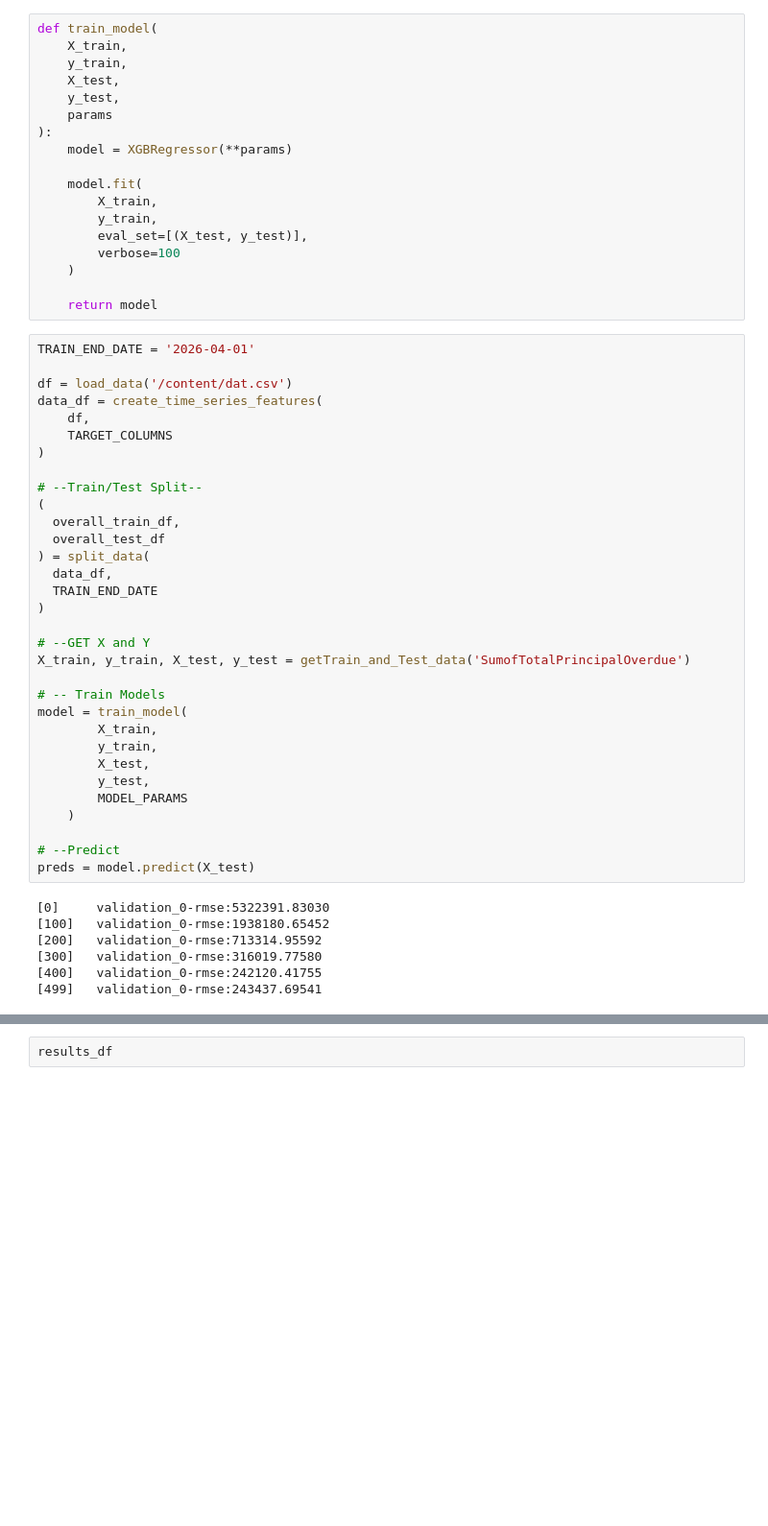
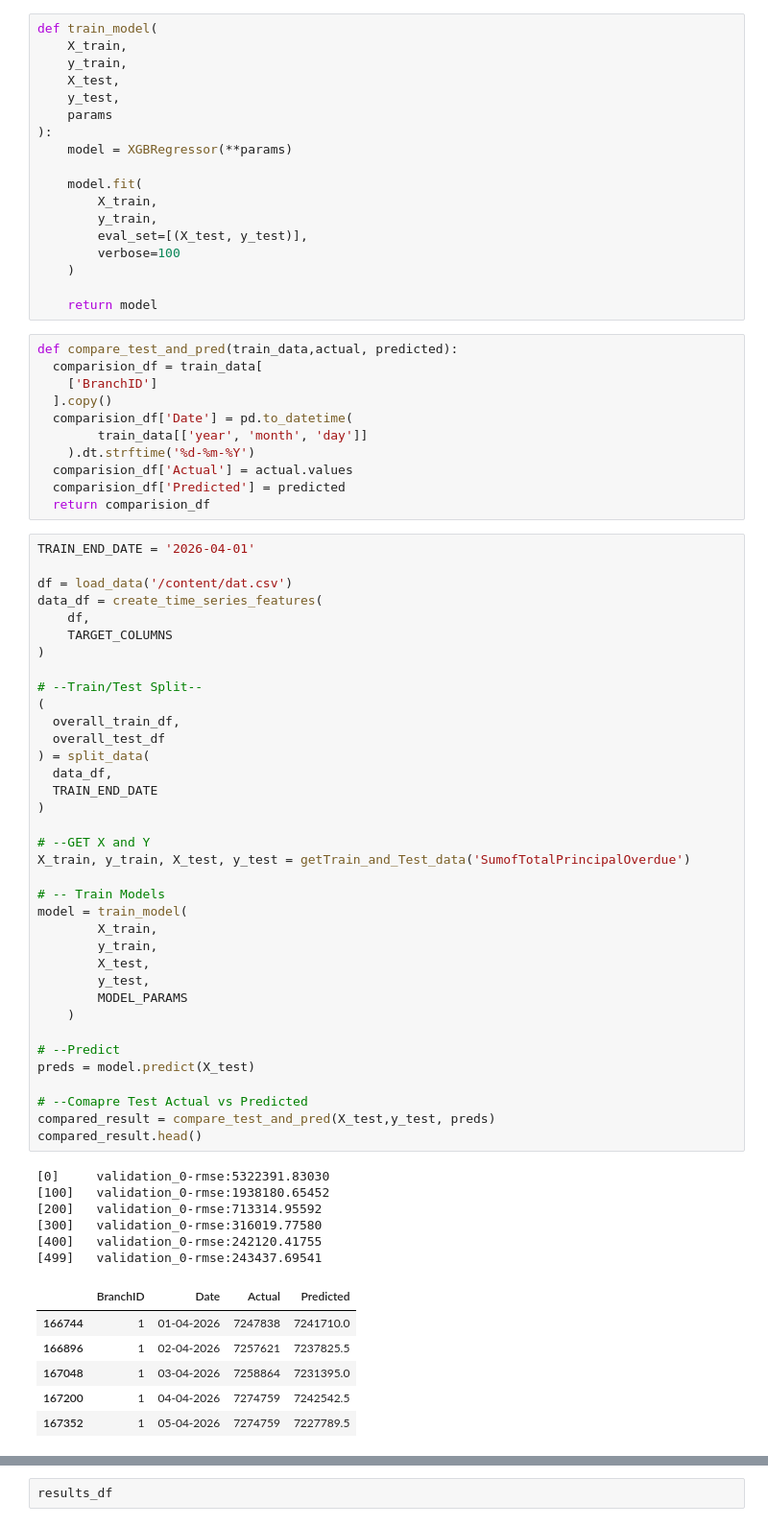
Before and after one commit to prasanna-venkatesh-m/Analytics-Forecast, a Jupyter notebook: Train_Overall_Analytics.ipynb, the cells around one changed output, grey strips where cells are left out. Shown at 96% size. Cells and saved outputs as stored; diff of their text form; blank space fills up the shorter version.

Commit message:
Compare Test and Prediction

```diff
--- a/Train_Overall_Analytics.ipynb
+++ b/Train_Overall_Analytics.ipynb
@@ -149,6 +149,17 @@ def train_model(
     )
 
     return model
+# %%
+def compare_test_and_pred(train_data,actual, predicted):
+  comparision_df = train_data[
+    ['BranchID']
+  ].copy()
+  comparision_df['Date'] = pd.to_datetime(
+        train_data[['year', 'month', 'day']]
+    ).dt.strftime('%d-%m-%Y')
+  comparision_df['Actual'] = actual.values
+  comparision_df['Predicted'] = predicted
+  return comparision_df
 # %%
 TRAIN_END_DATE = '2026-04-01'
 
@@ -161,30 +172,40 @@ data_df = create_time_series_features(
 # --Train/Test Split--
 (
   overall_train_df,
   overall_test_df
 ) = split_data(
   data_df,
   TRAIN_END_DATE
 )
 
 # --GET X and Y
 X_train, y_train, X_test, y_test = getTrain_and_Test_data('SumofTotalPrincipalOverdue')
 
 # -- Train Models
 model = train_model(
         X_train,
         y_train,
         X_test,
         y_test,
         MODEL_PARAMS
     )
 
 # --Predict
 preds = model.predict(X_test)
+
+# --Comapre Test Actual vs Predicted
+compared_result = compare_test_and_pred(X_test,y_test, preds)
+compared_result.head()
 # %% [output]
 [0]     validation_0-rmse:5322391.83030
 [100]   validation_0-rmse:1938180.65452
 [200]   validation_0-rmse:713314.95592
 [300]   validation_0-rmse:316019.77580
 [400]   validation_0-rmse:242120.41755
 [499]   validation_0-rmse:243437.69541
+|  | BranchID | Date | Actual | Predicted |
+| 166744 | 1 | 01-04-2026 | 7247838 | 7241710.0 |
+| 166896 | 1 | 02-04-2026 | 7257621 | 7237825.5 |
+| 167048 | 1 | 03-04-2026 | 7258864 | 7231395.0 |
+| 167200 | 1 | 04-04-2026 | 7274759 | 7242542.5 |
+| 167352 | 1 | 05-04-2026 | 7274759 | 7227789.5 |
```
Also changed, not shown: parts of 1 cell of this notebook.
